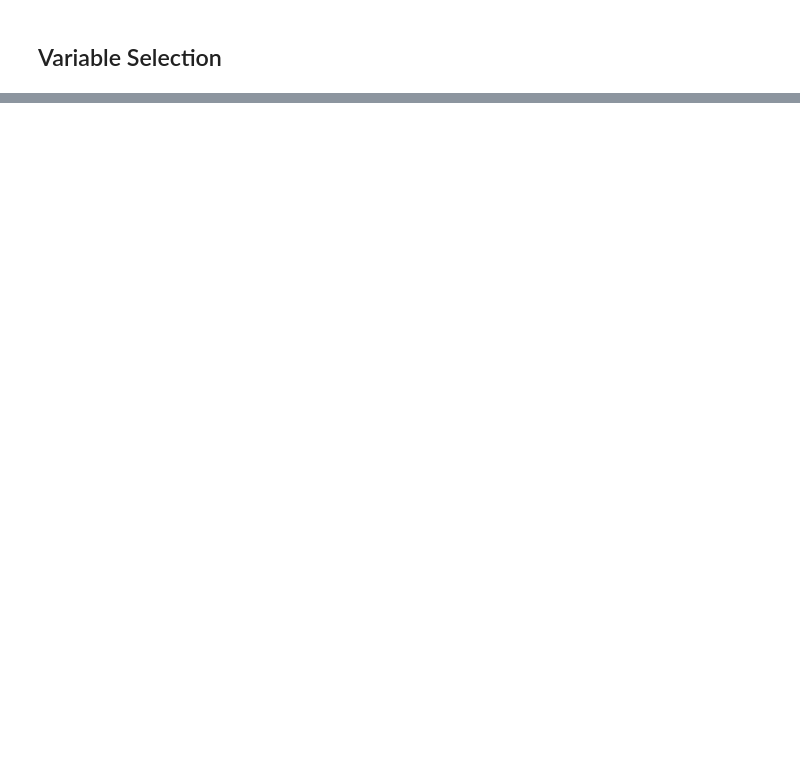
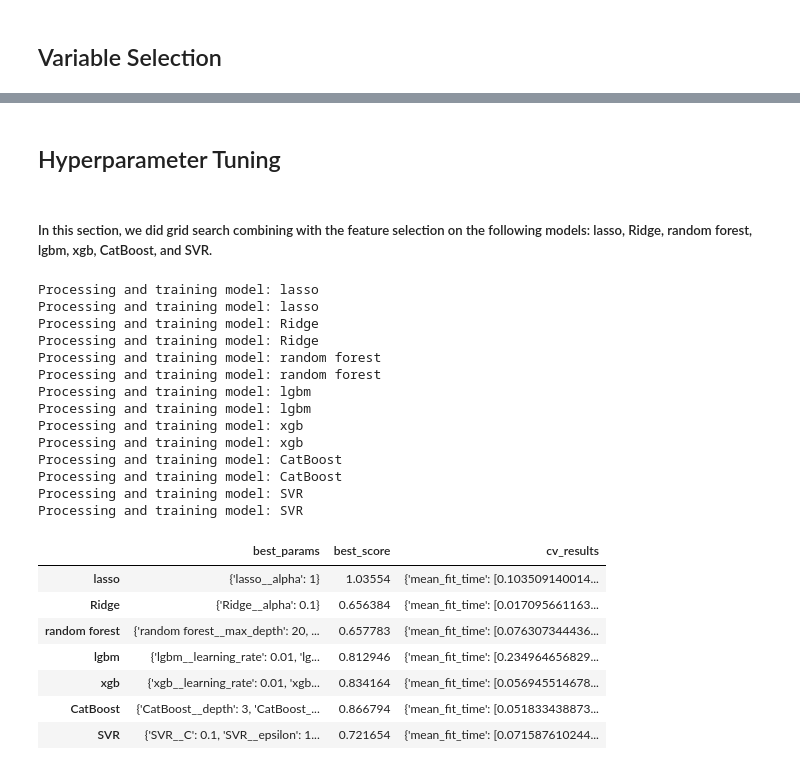
Before and after one commit to Yimei-Yang/Kaggle-WritingQuality, a Jupyter notebook: notebook.ipynb, the cells around one changed output, grey strips where cells are left out. Cells and saved outputs as stored; diff of their text form; code cells hidden in the pictures; blank space fills up the shorter version.

```diff
--- a/notebook.ipynb
+++ b/notebook.ipynb
@@ -667,0 +690,4 @@ Processing and training model: SVR
+# %% [markdown]
+## Hyperparameter Tuning
+# %% [markdown]
+##### In this section, we did grid search combining with the feature selection on the following models: lasso, Ridge, random forest, lgbm, xgb, CatBoost, and SVR.
@@ -667,0 +731,75 @@ Processing and training model: SVR
+# %%
+from sklearn.model_selection import GridSearchCV
+from sklearn.pipeline import Pipeline
+
+for name, model in models.items():
+    print(f"Processing and training model: {name}")
+
+    if name in ["lasso", "Ridge"]:
+        selected_features[name] = X_train.columns.tolist()
+    elif name == "random forest":
+        feature_selector = SelectFromModel(estimator=RandomForestRegressor(n_estimators=100, random_state=123))
+    elif name in ["lgbm", "xgb", "CatBoost"]:
+        feature_selector = RFECV(estimator=model, step=1, cv=5)
+    elif name == "SVR":
+        svr_model = SVR(C=1.0, kernel='linear', gamma='scale', epsilon=0.1)
+        feature_selector = RFECV(estimator=svr_model, step=1, cv=5)
+
+    if name not in ["lasso", "Ridge"]:
+        feature_selection_pipeline = make_pipeline(
+            FunctionTransformer(lambda x: np.nan_to_num(x, nan=np.nan, posinf=0, neginf=0)),
+            SimpleImputer(strategy='mean'),
+            FunctionTransformer(lambda x: np.log1p(np.abs(x))),
+            RobustScaler(),
+            feature_selector
+        )
+        feature_selection_pipeline.fit(X_train, y_train)
+        if isinstance(feature_selector, SelectFromModel):
+            selected_features[name] = X_train.columns[feature_selector.get_support()].tolist()
+        elif isinstance(feature_selector, RFECV):
+            selected_features[name] = X_train.columns[feature_selector.support_].tolist()
+
+    X_train_selected = X_train[selected_features[name]]
+
+    # Define pipeline without the model
+    preprocessor = make_pipeline(
+        FunctionTransformer(lambda x: np.nan_to_num(x, nan=np.nan, posinf=0, neginf=0)),
+        SimpleImputer(strategy='mean'),
+        FunctionTransformer(lambda x: np.log1p(np.abs(x))),
+        RobustScaler()
+    )
+
+    # Prepare the full pipeline with preprocessor and model
+    if name in param_grid:
+        full_pipeline = Pipeline(steps=[('preprocessor', preprocessor), (name, model)])
+        grid_search = GridSearchCV(full_pipeline, param_grid[name], cv=5, scoring=scoring_metric, return_train_score=True)
+        grid_search.fit(X_train_selected, y_train)
+        results[name] = {
+            'best_params': grid_search.best_params_,
+            'best_score': grid_search.best_score_,
+            'cv_results': grid_search.cv_results_
+        }
+pd.DataFrame(results).T
+# %% [output]
+Processing and training model: lasso
+Processing and training model: lasso
+Processing and training model: Ridge
+Processing and training model: Ridge
+Processing and training model: random forest
+Processing and training model: random forest
+Processing and training model: lgbm
+Processing and training model: lgbm
+Processing and training model: xgb
+Processing and training model: xgb
+Processing and training model: CatBoost
+Processing and training model: CatBoost
+Processing and training model: SVR
+Processing and training model: SVR
+|  | best_params | best_score | cv_results |
+| lasso | {'lasso__alpha': 1} | 1.03554 | {'mean_fit_time': [0.103509140014... |
+| Ridge | {'Ridge__alpha': 0.1} | 0.656384 | {'mean_fit_time': [0.017095661163... |
+| random forest | {'random forest__max_depth': 20, ... | 0.657783 | {'mean_fit_time': [0.076307344436... |
+| lgbm | {'lgbm__learning_rate': 0.01, 'lg... | 0.812946 | {'mean_fit_time': [0.234964656829... |
+| xgb | {'xgb__learning_rate': 0.01, 'xgb... | 0.834164 | {'mean_fit_time': [0.056945514678... |
+| CatBoost | {'CatBoost__depth': 3, 'CatBoost_... | 0.866794 | {'mean_fit_time': [0.051833438873... |
+| SVR | {'SVR__C': 0.1, 'SVR__epsilon': 1... | 0.721654 | {'mean_fit_time': [0.071587610244... |
```
Also changed, not shown: parts of 11 cells of this notebook, 4 other files.
